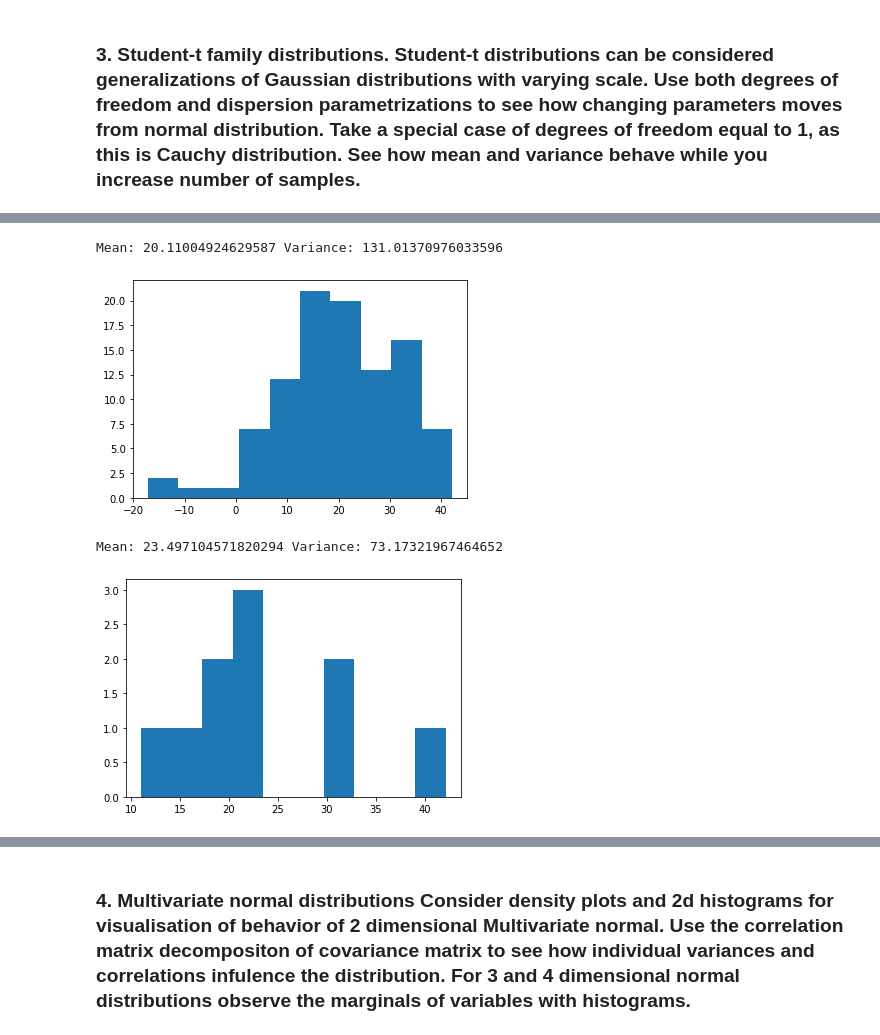
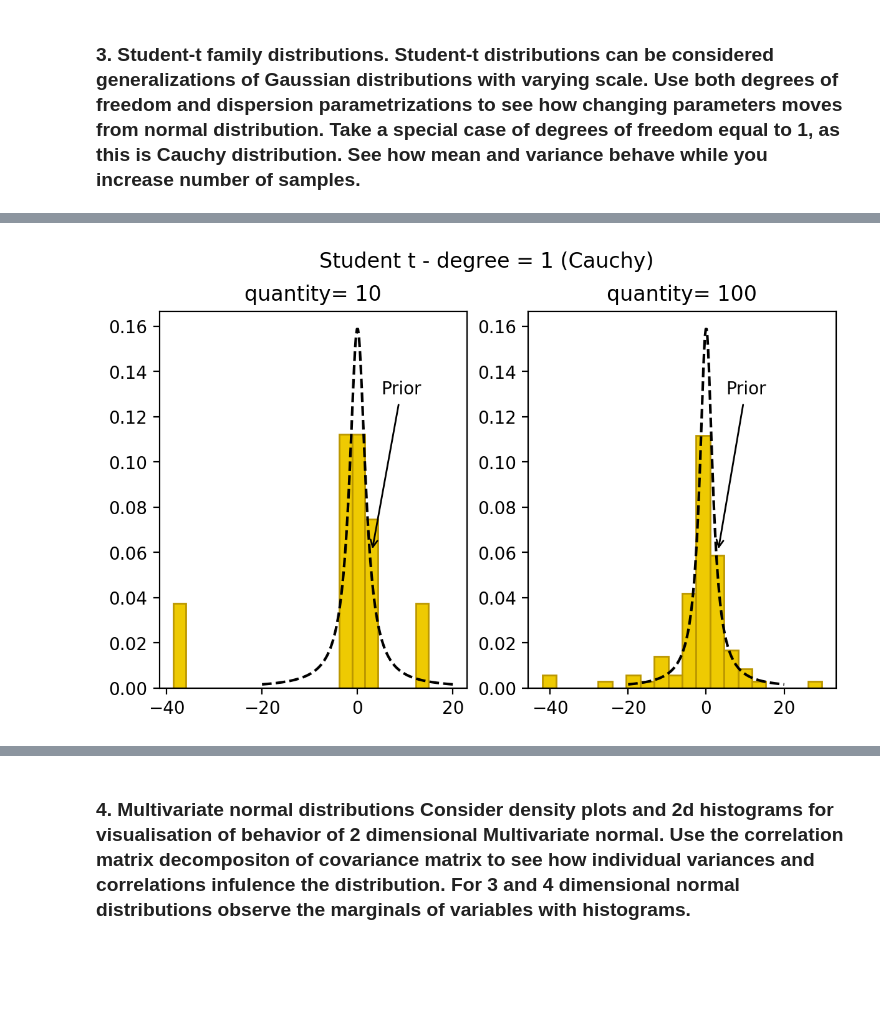
Before and after one commit to ArturBa/data_analytics, a Jupyter notebook: lab_2/data_analytics.ipynb, the cells around one changed output, grey strips where cells are left out. Cells and saved outputs as stored; diff of their text form; code cells hidden in the pictures; blank space fills up the shorter version.

```diff
--- a/lab_2/data_analytics.ipynb
+++ b/lab_2/data_analytics.ipynb
@@ -404,32 +388,45 @@ Mean: 19.58069027157905 Variance: 128.98488214929284
-# %%
-data = dict(nu=11, mu=20.0, sigma=10, M=100)
-negative_eta_sampled = student_t.sampling(data=data,
-                                            seed=1052020,
-                                            algorithm="Fixed_param",
-                                            iter=1,
-                                            warmup=0,
-                                            chains=1)
-params_negative_eta = negative_eta_sampled.extract()
-y_sim = params_negative_eta['y_sim']
-print(f'Mean: {np.mean(y_sim.flatten())} Variance: {np.var(y_sim.flatten())}')
-plt.hist(y_sim.flatten(), bins=10)
-plt.show()
-# %% [output]
-Mean: 20.11004924629587 Variance: 131.01370976033596
-[figure, removed]
-# %%
-data = dict(nu=11, mu=20.0, sigma=10, M=10)
-negative_eta_sampled = student_t.sampling(data=data,
-                                            seed=1052020,
-                                            algorithm="Fixed_param",
-                                            iter=1,
-                                            warmup=0,
-                                            chains=1)
-params_negative_eta = negative_eta_sampled.extract()
-y_sim = params_negative_eta['y_sim']
-print(f'Mean: {np.mean(y_sim.flatten())} Variance: {np.var(y_sim.flatten())}')
-plt.hist(y_sim.flatten(), bins=10)
-plt.show()
-# %% [output]
-Mean: 23.497104571820294 Variance: 73.17321967464652
-[figure, removed]
+# %%
+R1=10
+sim_nm1=student_t.sampling(data={'nu':1, 'mu':0, 'sigma':2},
+                      algorithm="Fixed_param",
+                      iter=R1,
+                      warmup=0,
+                      chains=1,
+                      seed=29042020)
+R2=100
+sim_nm2=student_t.sampling(data={'nu':1, 'mu':0, 'sigma':2},
+                      algorithm="Fixed_param",
+                      iter=R2,
+                      warmup=0,
+                      chains=1,
+                      seed=29042020)
+# %%
+params1=sim_nm1.extract()
+student1=params1['y_sim']
+
+params2=sim_nm2.extract()
+student2=params2['y_sim']
+# %%
+x=np.linspace(-20,20,200)
+
+fig, axes = plt.subplots(1, 2, figsize=(7, 4))
+
+fig.suptitle('Student t - degree = 1 (Cauchy)',x= 0.5,y=1, fontsize=12)
+
+ax1=axes[0]
+ax1.hist(student1,bins=20,color=dark,edgecolor=dark_highlight,density=True)
+ax1.plot(x,stats.t.pdf(x,df=1,loc=0,scale=2),color='black',linestyle='--')
+# ax1.set_xticks([0,6])
+# ax1.set_yticks([])
+ax1.annotate('Prior',xy=(3,0.06),xytext=(5,0.13),arrowprops={'arrowstyle':'->'})
+ax1.set_title(r'quantity= 10')
+
+ax2=axes[1]
+ax2.hist(student2,bins=20,color=dark,edgecolor=dark_highlight,density=True)
+ax2.plot(x,stats.t.pdf(x,df=1,loc=0,scale=2),color='black',linestyle='--')
+ax2.annotate('Prior',xy=(3,0.06),xytext=(5,0.13),arrowprops={'arrowstyle':'->'})
+ax2.set_title(r'quantity= 100')
+
+plt.show()
+# %% [output]
+[figure, added]
```
Also changed, not shown: parts of 75 cells of this notebook, 11 other files.
